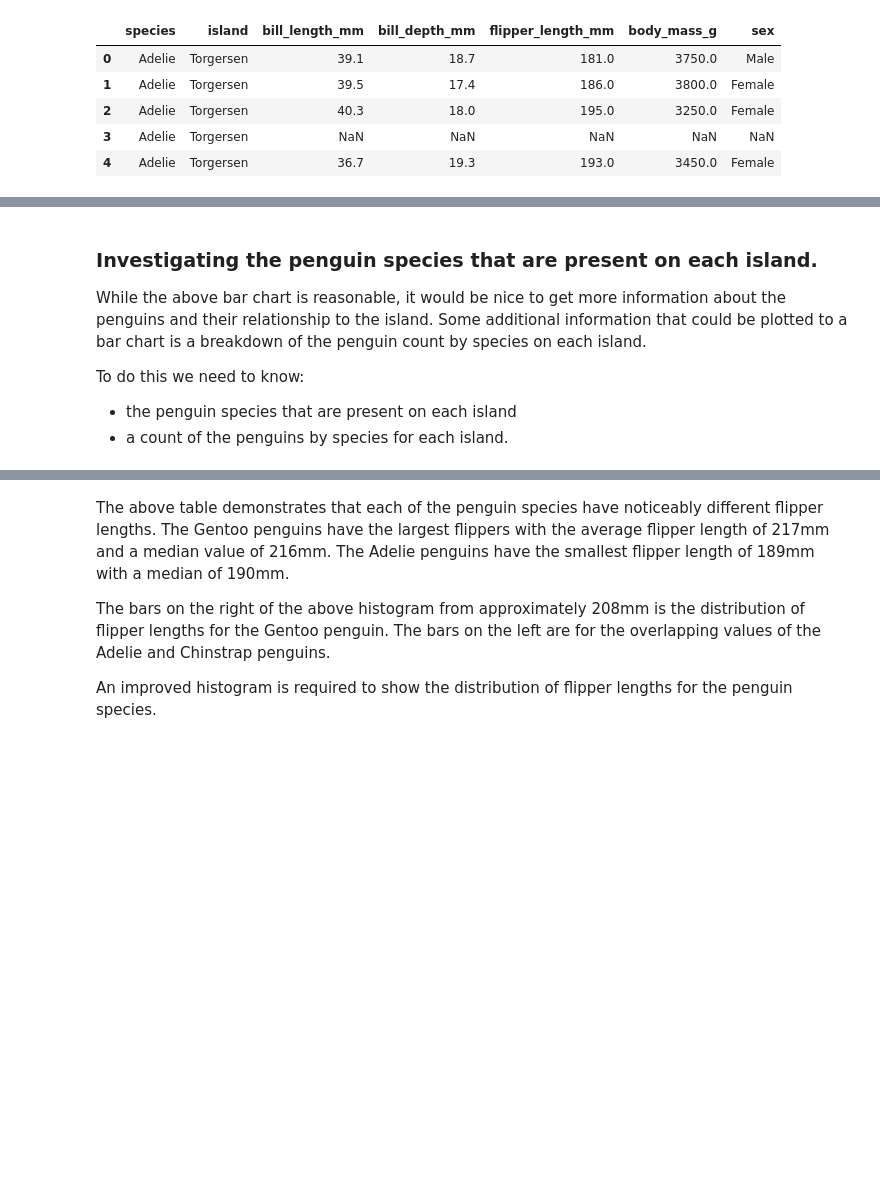
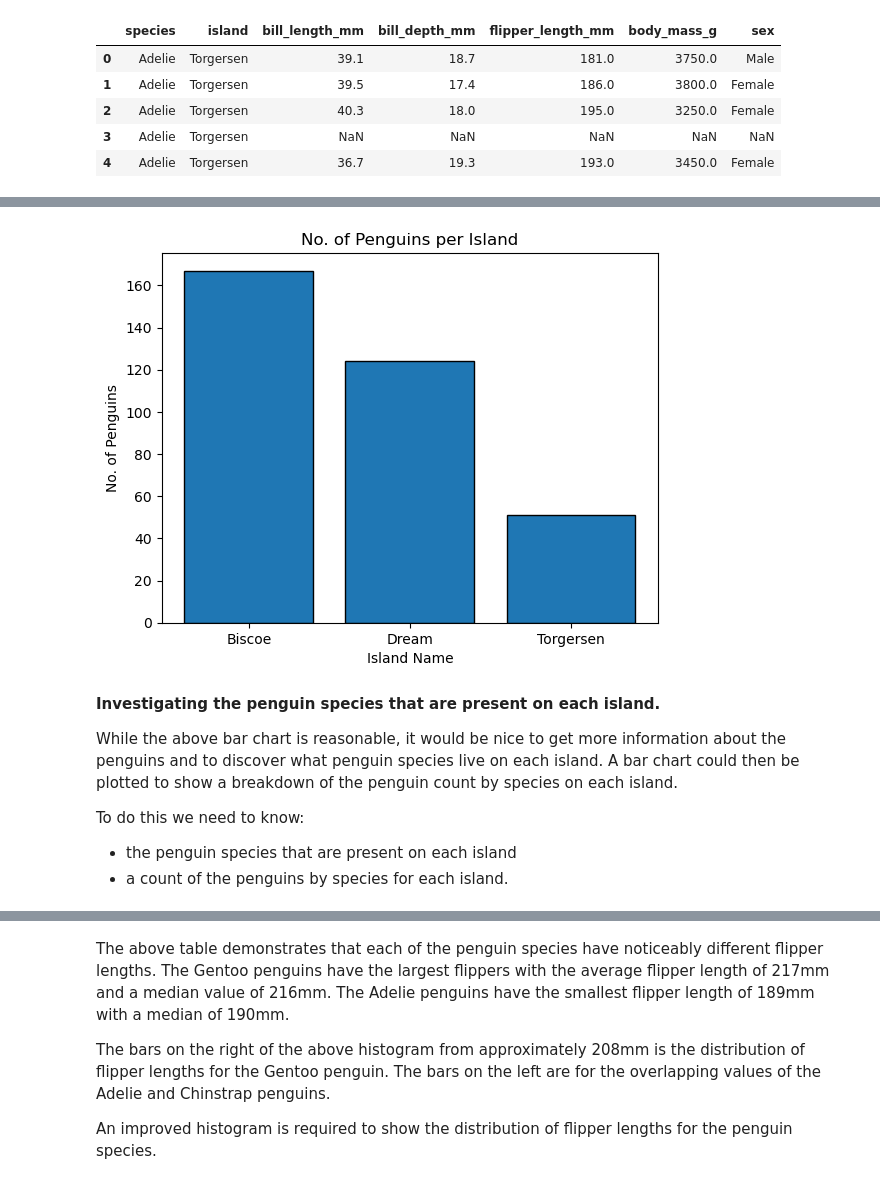
Before and after one commit to IreneKilgannon/DataAnalytics, a Jupyter notebook: penguins.ipynb, the cells around one changed output, grey strips where cells are left out. Drawn from its saved outputs; the diff is of its cells as text; code cells hidden in the pictures; blank space fills up the shorter version.

```diff
--- a/penguins.ipynb
+++ b/penguins.ipynb
@@ -296,22 +381,24 @@ df['island'].value_counts()
 # %%
 # Plotting a bar chart of the penguin population on each island
 
 # Setting the x-axis to the islands
 xpoints = np.array(["Biscoe", "Dream", "Torgersen"])
 
 # Setting the y-axis to the count of each penguin per island
 ypoints = np.array(df['island'].value_counts())
 
 plt.bar(xpoints, ypoints, edgecolor = "black")
 
-plt.xlabel("Island")
+plt.xlabel("Island Name")
 plt.ylabel("No. of Penguins")
 plt.title("No. of Penguins per Island")
 plt.show()
+# %% [output]
+[figure, added]
 # %% [markdown]
-### Investigating the penguin species that are present on each island.
+__Investigating the penguin species that are present on each island.__
 
-While the above bar chart is reasonable, it would be nice to get more information about the penguins and their relationship to the island. Some additional information that could be plotted to a bar chart is a breakdown of the penguin count by species on each island.
+While the above bar chart is reasonable, it would be nice to get more information about the penguins and to discover what penguin species live on each island. A bar chart could then be plotted to show a breakdown of the penguin count by species on each island.
 
 To do this we need to know:
 * the penguin species that are present on each island
```
Also changed, not shown: parts of 82 cells of this notebook.
